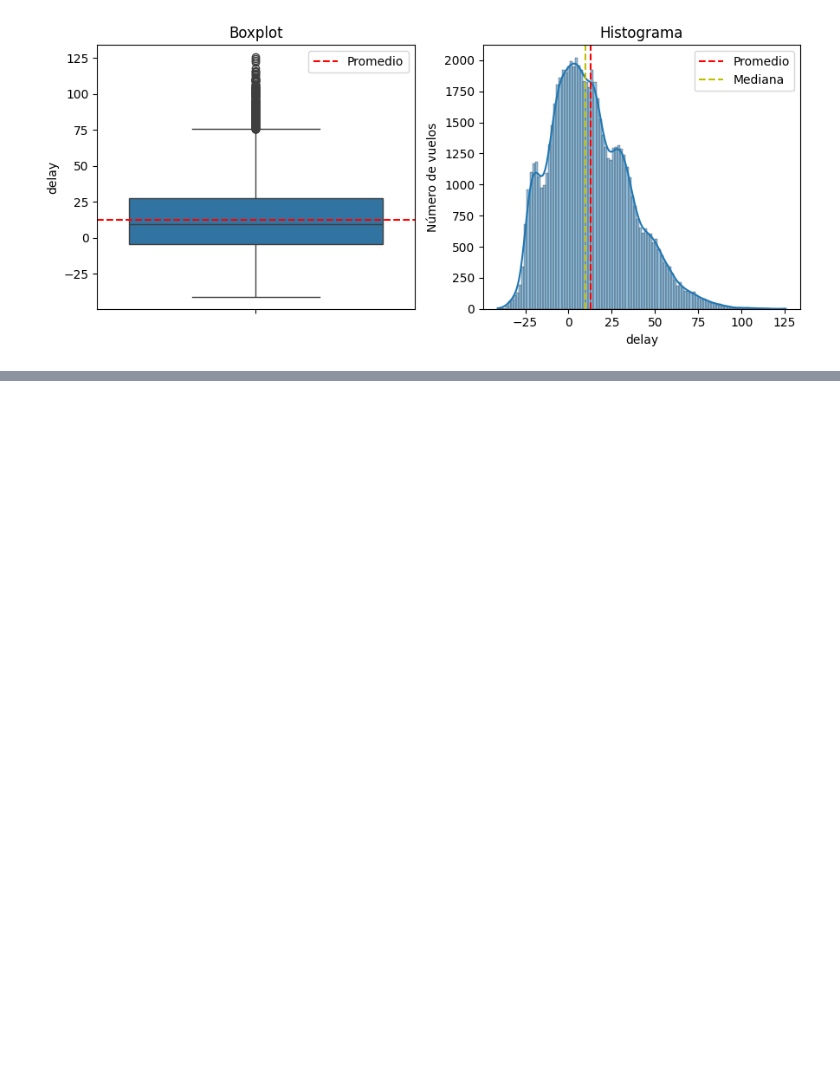
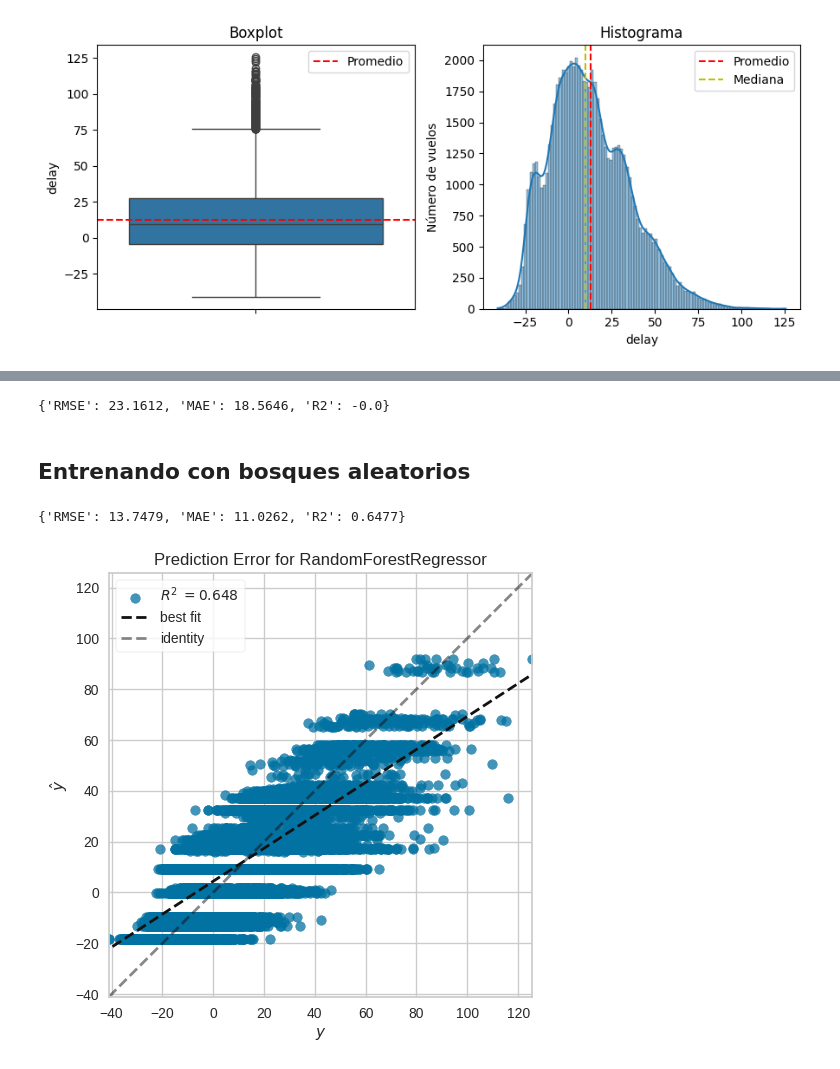
Before and after one commit to Valejbk/AnalisisTiendasRMP, a Jupyter notebook: optimización_aeroportuaria.ipynb, the cells around one changed output, grey strips where cells are left out. Cells and saved outputs as stored; diff of their text form; code cells hidden in the pictures; blank space fills up the shorter version.

```diff
--- a/optimización_aeroportuaria.ipynb
+++ b/optimización_aeroportuaria.ipynb
@@ -297,0 +421,7 @@ plt.show()
+# %%
+#creamos 1 nueva variable llamada datos codificados
+#categoricas = ['airline', 'aircraft_type', 'origin', 'day_name']
+#y quedamos listos para la limpieza
+
+datos_codificados = pd.get_dummies(data= datos, columns= categoricas, dtype= int)
+datos_codificados.sample(5)
@@ -297,0 +452,8 @@ plt.show()
+# %%
+#eliminaremos columnas entonces, incluidas las que ya no nos sirven y la de identificación, porq' no aporta ningún patrón
+#creamos 1 nueva variable= df, de datos_codificados eliminamos con drop---> columnas que detallamos en 1 lista
+
+
+df = datos_codificados.drop(columns= ['flight_id', 'date', 'day', 'year', 'departure_time'])
+
+df.sample(10)
@@ -297,0 +546,46 @@ plt.show()
+# %%
+#generamos 1 variable llamada resultados_baseline, usamos calcular regresión y recibe la y de prueba y el valor de nuestro dummy regresor
+#resultados:
+#           la raíz cuadrada del error es 23.16 minutos
+#           el error absoluto medio es 18.56 minutos
+#           el coeficiente de determinación es 0...
+#por tanto, el modelo NO está generalizando de manera correcta
+#recoordemos que esta es nuestra línea base y a partir de aquí se comparan los modelos mejorados
+
+resultados_baseline = calcular_regresion(y_test, y_pred_dummy)
+resultados_baseline
+# %% [output]
+{'RMSE': 23.1612, 'MAE': 18.5646, 'R2': -0.0}
+# %% [markdown]
+## **Entrenando con bosques aleatorios**
+# %%
+#usamos randomforestregressor, con parámetro profundidad que debemos ajustar y valor semilla = 42 (como e° de pseudoaleatoriedad)
+#se crean varios árboles de decisión y encuentra la mejor combinac. (de árb de decis.) para lograr el mejor resultado al hacer 1 previsión, aquí: RETRASOS
+#RMSE mejoró de 23 min. a 13 min.; MAE mejoró de 18 a 11 min.; y un R2 de casi 65%
+
+
+from sklearn.ensemble import RandomForestRegressor
+
+modelo = RandomForestRegressor(max_depth= 5, random_state= 42)
+
+#ahora hacemos el ajuste con .fit
+modelo.fit(X_train, y_train)
+
+#ahora hacemos la predicción
+ypred = modelo.predict(X_test)
+
+#revisamos el resultado de random forest (rf)
+resultados_rf = calcular_regresion(y_test, ypred)
+resultados_rf
+# %% [output]
+{'RMSE': 13.7479, 'MAE': 11.0262, 'R2': 0.6477}
+# %%
+#ahora vamos a visualizar el resultado con
+#el mejor ajuste es el de la línea negra, la q' mejor se ajusta a nuestro conjunto de datos y la obtuvimos pasando el parámetro de max_depth=5
+#la línea de identidad es la ploma
+
+from yellowbrick.regressor import prediction_error
+
+visualizer = prediction_error(modelo, X_train, y_train, X_test, y_test);
+# %% [output]
+[figure, added]
```
Also changed, not shown: parts of 25 cells of this notebook.
